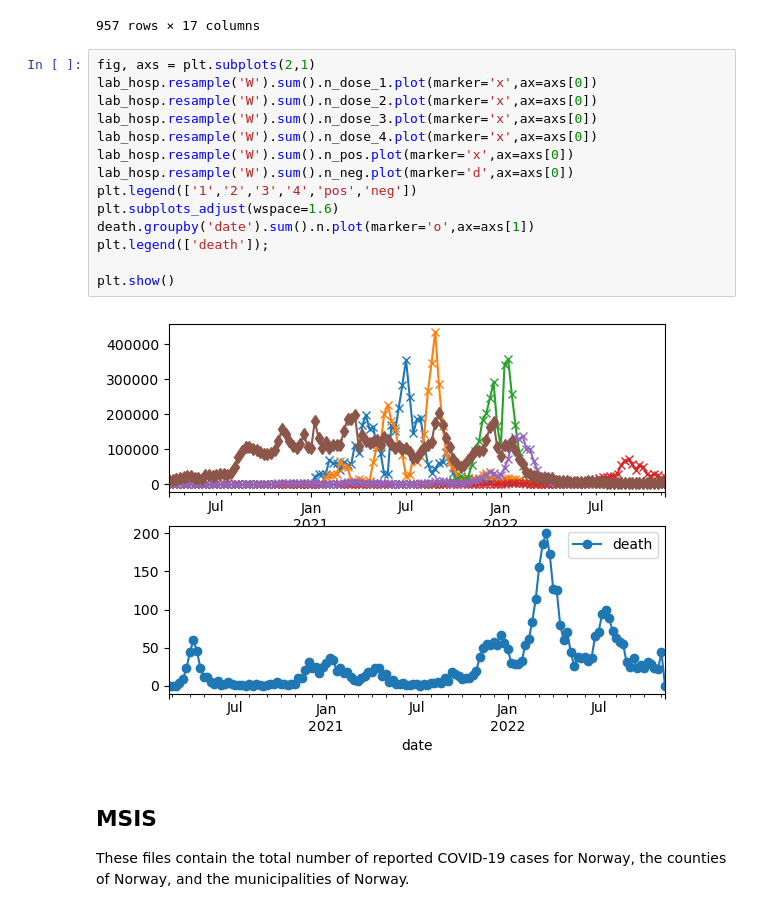
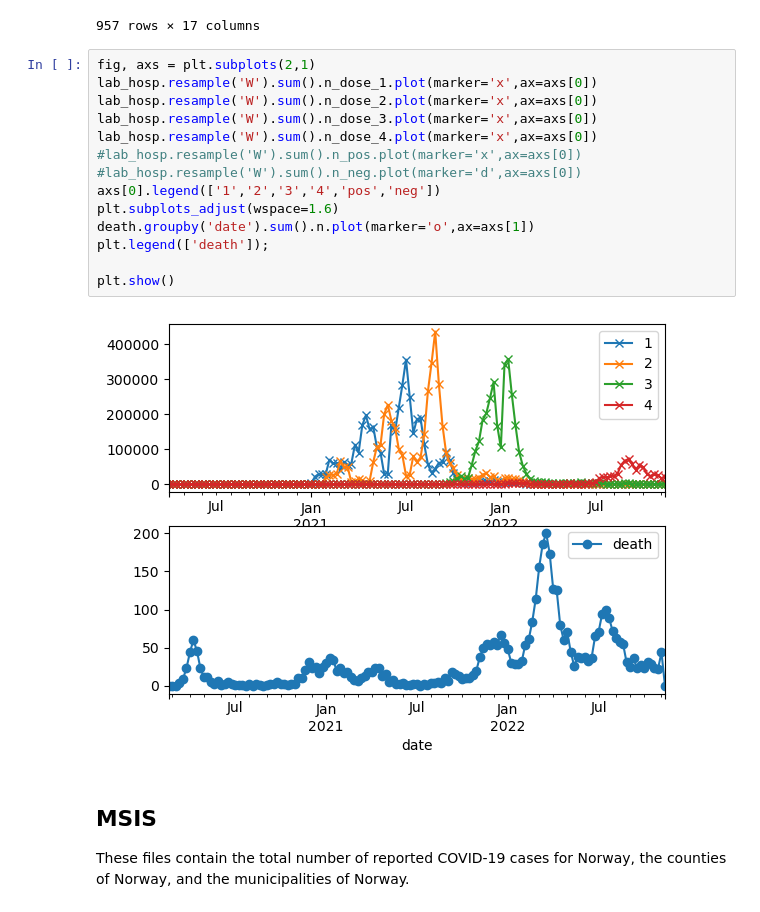
Before and after one commit to galendal/model_prepare, a Jupyter notebook: fhi_data.ipynb, the cells around one changed output. Cells and saved outputs as stored; diff of their text form.

```diff
--- a/fhi_data.ipynb
+++ b/fhi_data.ipynb
@@ -110,19 +110,19 @@ lab_hosp
 # %%
 fig, axs = plt.subplots(2,1)
 lab_hosp.resample('W').sum().n_dose_1.plot(marker='x',ax=axs[0])
 lab_hosp.resample('W').sum().n_dose_2.plot(marker='x',ax=axs[0])
 lab_hosp.resample('W').sum().n_dose_3.plot(marker='x',ax=axs[0])
 lab_hosp.resample('W').sum().n_dose_4.plot(marker='x',ax=axs[0])
-lab_hosp.resample('W').sum().n_pos.plot(marker='x',ax=axs[0])
-lab_hosp.resample('W').sum().n_neg.plot(marker='d',ax=axs[0])
-plt.legend(['1','2','3','4','pos','neg'])
+#lab_hosp.resample('W').sum().n_pos.plot(marker='x',ax=axs[0])
+#lab_hosp.resample('W').sum().n_neg.plot(marker='d',ax=axs[0])
+axs[0].legend(['1','2','3','4','pos','neg'])
 plt.subplots_adjust(wspace=1.6)
 death.groupby('date').sum().n.plot(marker='o',ax=axs[1])
 plt.legend(['death']);
 
 plt.show()
 # %% [output]
-[figure, old version]
+[figure, new version]
 # %% [markdown]
 ## MSIS
 These files contain the total number of reported COVID-19 cases for Norway, the counties of Norway, and the municipalities of Norway.
```
Also changed, not shown: parts of 4 cells of this notebook, 5 other files.
